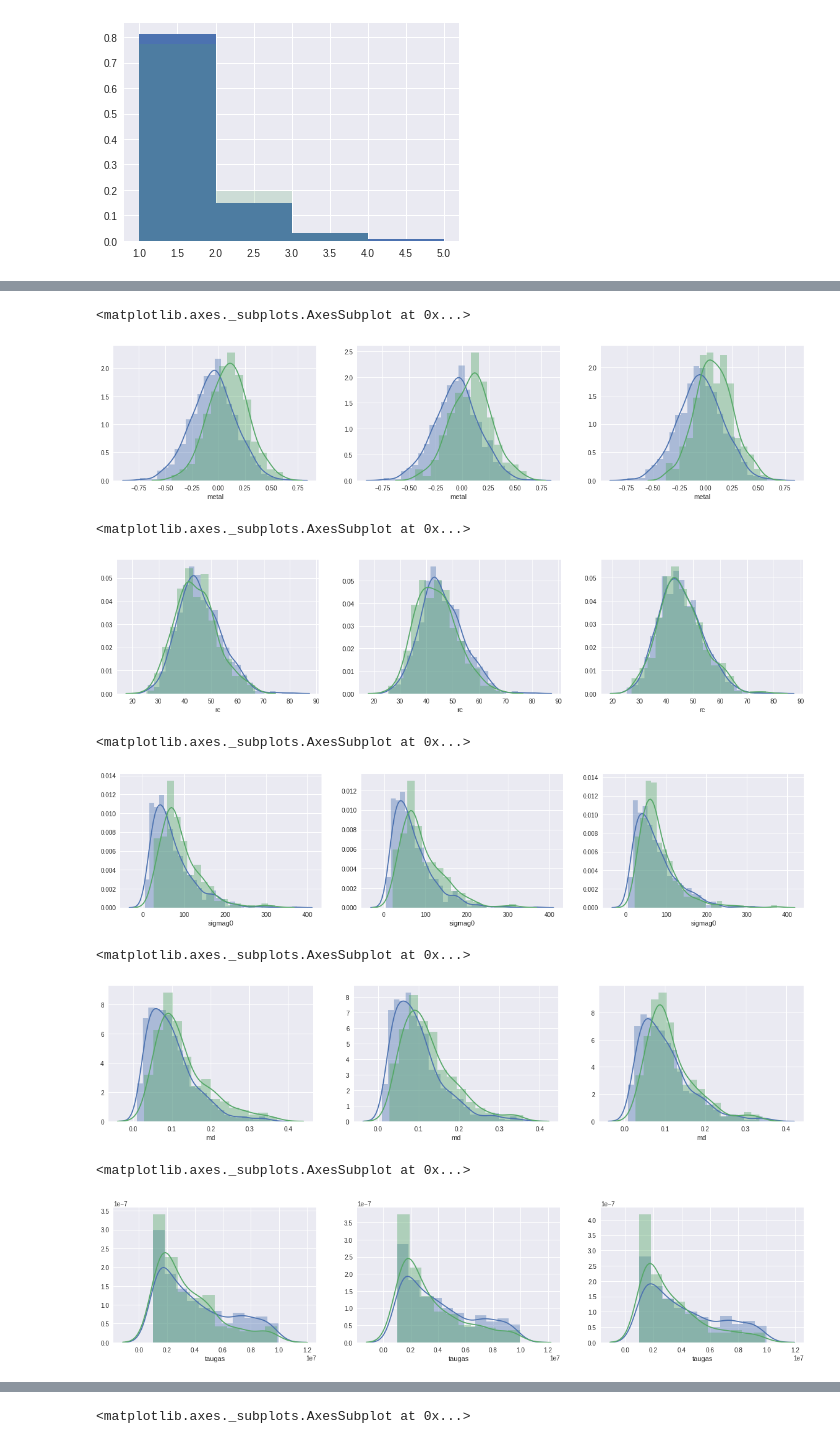
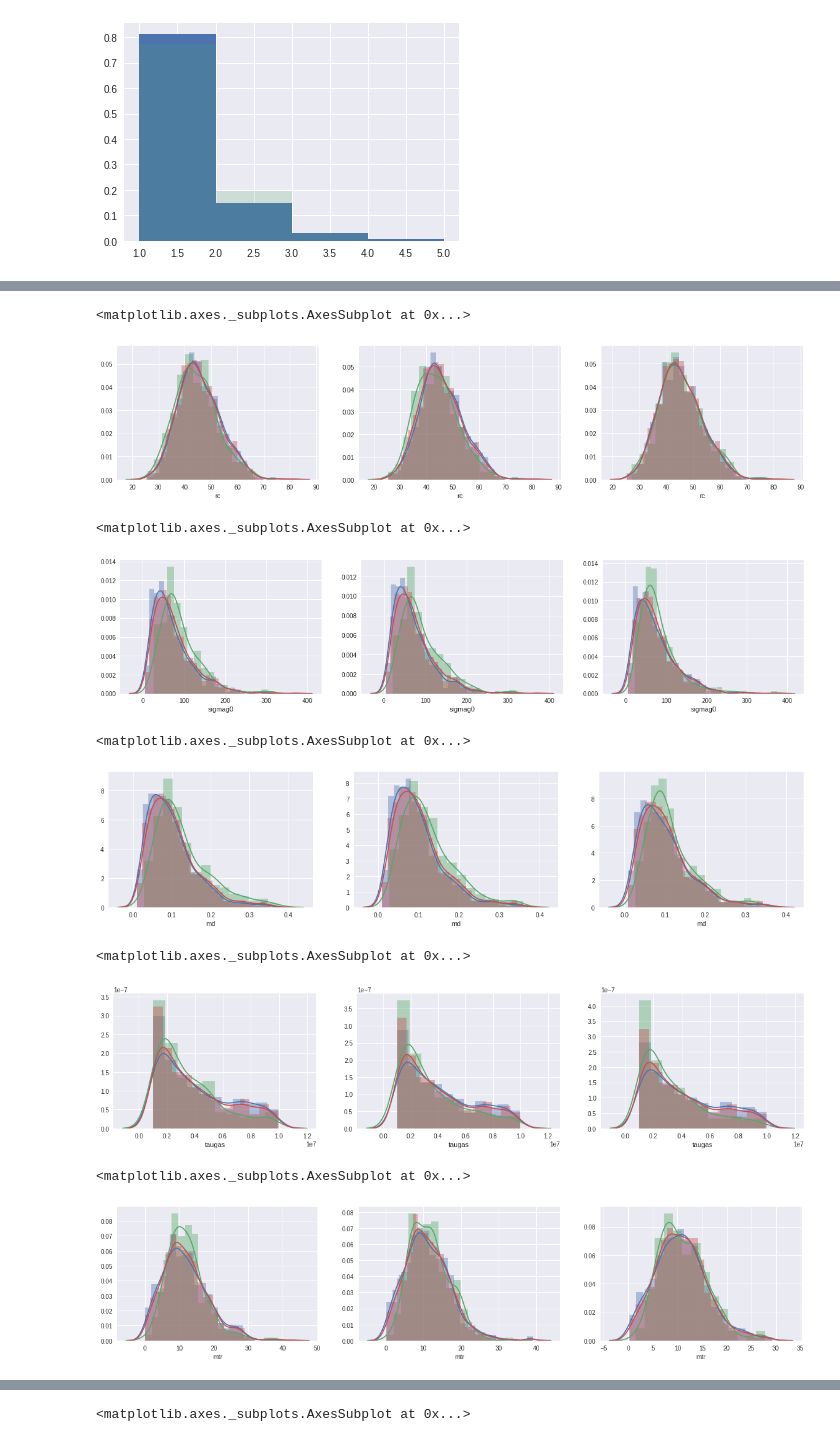
Before and after one commit to saint-germain/population_synthesis, a Jupyter notebook: tools/separate_stats.ipynb, the cells around one changed output, grey strips where cells are left out. Cells and saved outputs as stored; diff of their text form; code cells hidden in the pictures.

```diff
--- a/tools/separate_stats.ipynb
+++ b/tools/separate_stats.ipynb
@@ -153,72 +177,87 @@ ax1=fig.add_subplot(131)
 ax2=fig.add_subplot(132)
 ax3=fig.add_subplot(133)
 
-sns.distplot(dnt.metal,ax=ax1)
-sns.distplot(dng.metal,ax=ax1)
-sns.distplot(dlt.metal,ax=ax2)
-sns.distplot(dlg.metal,ax=ax2)
-sns.distplot(dht.metal,ax=ax3)
-sns.distplot(dhg.metal,ax=ax3)
+sns.distplot(dnt.rc,ax=ax1)
+sns.distplot(dng.rc,ax=ax1)
+sns.distplot(dn.rc,ax=ax1)
+sns.distplot(dlt.rc,ax=ax2)
+sns.distplot(dlg.rc,ax=ax2)
+sns.distplot(dl.rc,ax=ax2)
+sns.distplot(dht.rc,ax=ax3)
+sns.distplot(dhg.rc,ax=ax3)
+sns.distplot(dh.rc,ax=ax3)
 # %% [output]
 <matplotlib.axes._subplots.AxesSubplot at 0x...>
-[figure, old version]
+[figure, new version]
 # %%
+var='sigmag0'
 fig=plt.figure(figsize=(20,4))
 ax1=fig.add_subplot(131)
 ax2=fig.add_subplot(132)
 ax3=fig.add_subplot(133)
-
-sns.distplot(dnt.rc,ax=ax1)
-sns.distplot(dng.rc,ax=ax1)
-sns.distplot(dlt.rc,ax=ax2)
-sns.distplot(dlg.rc,ax=ax2)
-sns.distplot(dht.rc,ax=ax3)
-sns.distplot(dhg.rc,ax=ax3)
+sns.distplot(dnt[var],ax=ax1)
+sns.distplot(dng[var],ax=ax1)
+sns.distplot(dn[var],ax=ax1)
+sns.distplot(dlt[var],ax=ax2)
+sns.distplot(dlg[var],ax=ax2)
+sns.distplot(dl[var],ax=ax2)
+sns.distplot(dht[var],ax=ax3)
+sns.distplot(dhg[var],ax=ax3)
+sns.distplot(dh[var],ax=ax3)
 # %% [output]
 <matplotlib.axes._subplots.AxesSubplot at 0x...>
-[figure, old version]
+[figure, new version]
 # %%
-var='sigmag0'
+var='md'
 fig=plt.figure(figsize=(20,4))
 ax1=fig.add_subplot(131)
 ax2=fig.add_subplot(132)
 ax3=fig.add_subplot(133)
 sns.distplot(dnt[var],ax=ax1)
 sns.distplot(dng[var],ax=ax1)
+sns.distplot(dn[var],ax=ax1)
 sns.distplot(dlt[var],ax=ax2)
 sns.distplot(dlg[var],ax=ax2)
+sns.distplot(dl[var],ax=ax2)
 sns.distplot(dht[var],ax=ax3)
 sns.distplot(dhg[var],ax=ax3)
+sns.distplot(dh[var],ax=ax3)
 # %% [output]
 <matplotlib.axes._subplots.AxesSubplot at 0x...>
-[figure, old version]
+[figure, new version]
 # %%
-var='md'
+var='taugas'
 fig=plt.figure(figsize=(20,4))
 ax1=fig.add_subplot(131)
 ax2=fig.add_subplot(132)
 ax3=fig.add_subplot(133)
 sns.distplot(dnt[var],ax=ax1)
 sns.distplot(dng[var],ax=ax1)
+sns.distplot(dn[var],ax=ax1)
 sns.distplot(dlt[var],ax=ax2)
 sns.distplot(dlg[var],ax=ax2)
+sns.distplot(dl[var],ax=ax2)
 sns.distplot(dht[var],ax=ax3)
 sns.distplot(dhg[var],ax=ax3)
+sns.distplot(dh[var],ax=ax3)
 # %% [output]
 <matplotlib.axes._subplots.AxesSubplot at 0x...>
-[figure, old version]
+[figure, new version]
 # %%
-var='taugas'
+var='mtr'
 fig=plt.figure(figsize=(20,4))
 ax1=fig.add_subplot(131)
 ax2=fig.add_subplot(132)
 ax3=fig.add_subplot(133)
 sns.distplot(dnt[var],ax=ax1)
 sns.distplot(dng[var],ax=ax1)
+sns.distplot(dn[var],ax=ax1)
 sns.distplot(dlt[var],ax=ax2)
 sns.distplot(dlg[var],ax=ax2)
+sns.distplot(dl[var],ax=ax2)
 sns.distplot(dht[var],ax=ax3)
 sns.distplot(dhg[var],ax=ax3)
+sns.distplot(dh[var],ax=ax3)
 # %% [output]
 <matplotlib.axes._subplots.AxesSubplot at 0x...>
-[figure, old version]
+[figure, new version]
```
Also changed, not shown: parts of 32 cells of this notebook.
